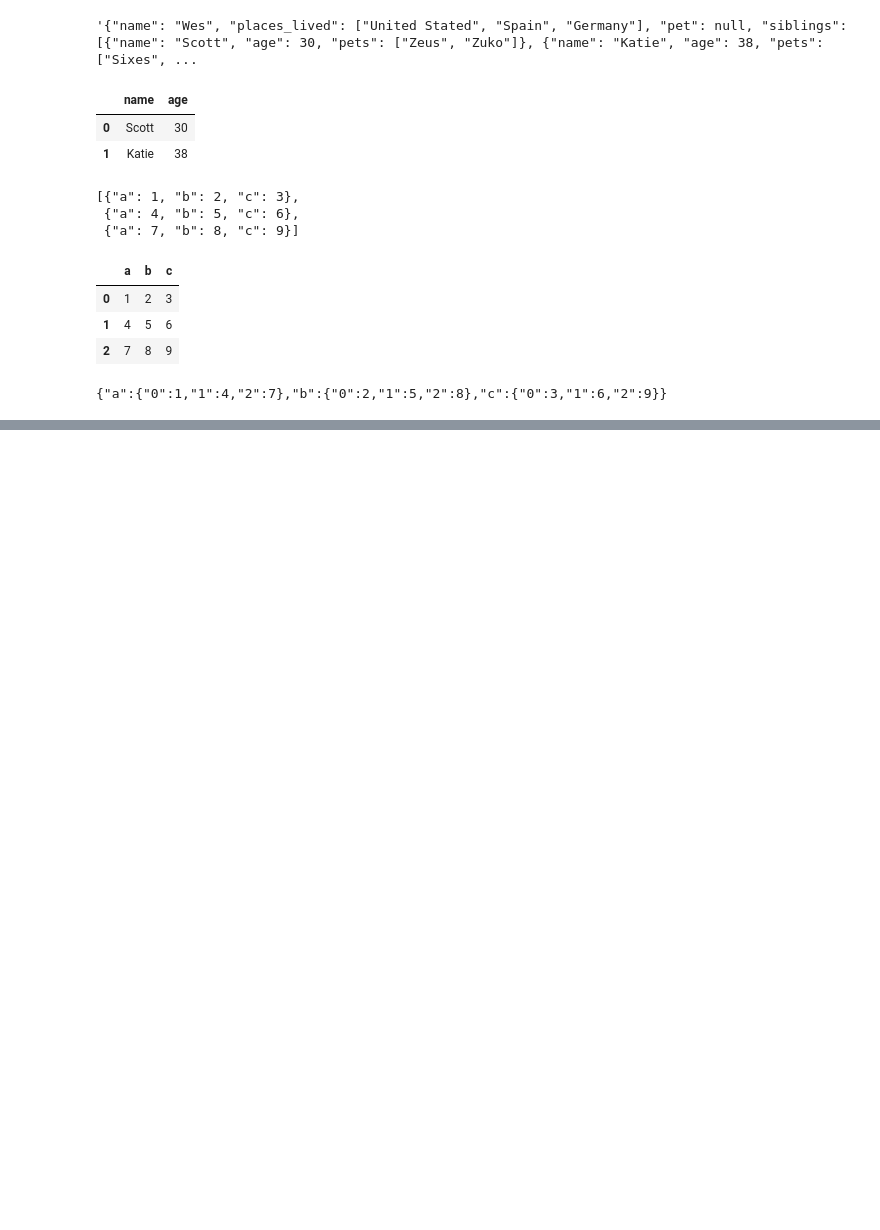
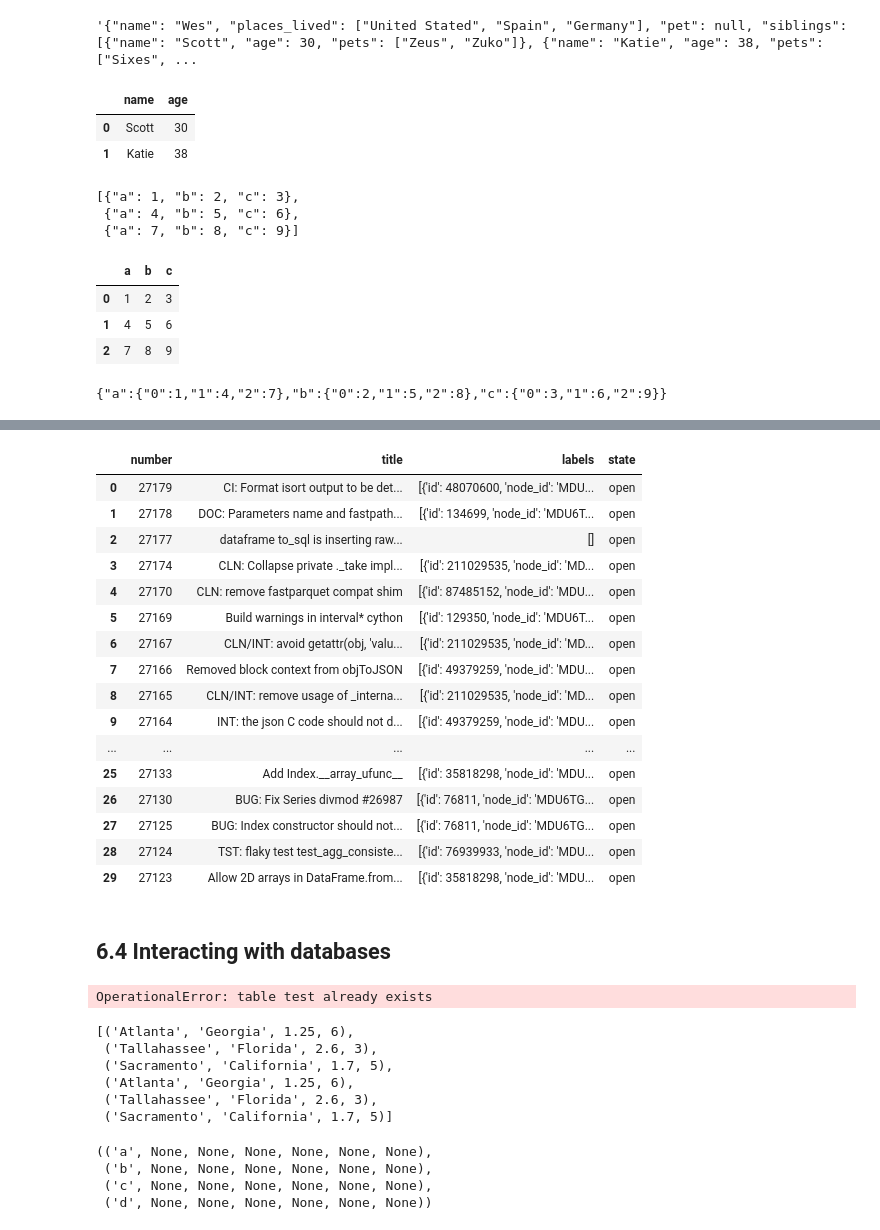
Before and after one commit to cjycathy/Datawhale_Python4Data_Analysis, a Jupyter notebook: chap6/chap6.ipynb, the cells around one changed output, grey strips where cells are left out. Drawn from its saved outputs; the diff is of its cells as text; code cells hidden in the pictures; blank space fills up the shorter version.

```diff
--- a/chap6/chap6.ipynb
+++ b/chap6/chap6.ipynb
@@ -230,0 +440,6 @@ print(data.to_json())
+# %%
+#To find the last 30 GitHub issues for pandas on GitHub
+import requests
+url = 'https://api.github.com/repos/pandas-dev/pandas/issues'
+resp = requests.get(url)
+resp
@@ -230,0 +450,4 @@ print(data.to_json())
+# %%
+data = resp.json()
+data[0]['title']
+data
@@ -230,0 +472,36 @@ print(data.to_json())
+# %%
+issues = pd.DataFrame(data,columns=['number','title','labels','state'])
+issues
+# %% [output]
+|  | number | title | labels | state |
+| 0 | 27179 | CI: Format isort output to be det... | [{'id': 48070600, 'node_id': 'MDU... | open |
+| 1 | 27178 | DOC: Parameters name and fastpath... | [{'id': 134699, 'node_id': 'MDU6T... | open |
+| 2 | 27177 | dataframe to_sql is inserting raw... | [] | open |
+| 3 | 27174 | CLN: Collapse private ._take impl... | [{'id': 211029535, 'node_id': 'MD... | open |
+| 4 | 27170 | CLN: remove fastparquet compat shim | [{'id': 87485152, 'node_id': 'MDU... | open |
+| 5 | 27169 | Build warnings in interval* cython | [{'id': 129350, 'node_id': 'MDU6T... | open |
+| 6 | 27167 | CLN/INT: avoid getattr(obj, 'valu... | [{'id': 211029535, 'node_id': 'MD... | open |
+| 7 | 27166 | Removed block context from objToJSON | [{'id': 49379259, 'node_id': 'MDU... | open |
+| 8 | 27165 | CLN/INT: remove usage of _interna... | [{'id': 211029535, 'node_id': 'MD... | open |
+| 9 | 27164 | INT: the json C code should not d... | [{'id': 49379259, 'node_id': 'MDU... | open |
+| ... | ... | ... | ... | ... |
+| 25 | 27133 | Add Index.__array_ufunc__ | [{'id': 35818298, 'node_id': 'MDU... | open |
+| 26 | 27130 | BUG: Fix Series divmod #26987 | [{'id': 76811, 'node_id': 'MDU6TG... | open |
+| 27 | 27125 | BUG: Index constructor should not... | [{'id': 76811, 'node_id': 'MDU6TG... | open |
+| 28 | 27124 | TST: flaky test test_agg_consiste... | [{'id': 76939933, 'node_id': 'MDU... | open |
+| 29 | 27123 | Allow 2D arrays in DataFrame.from... | [{'id': 35818298, 'node_id': 'MDU... | open |
+# %% [markdown]
+## 6.4 Interacting with databases
+# %%
+#create a SQLite database using Python’s built-in sqlite3 driver
+import sqlite3
+query = """
+CREATE TABLE test
+(a VARCHAR(20), b VARCHAR(20),
+ c REAL,        d INTEGER
+);"""
+con = sqlite3.connect('mydata.sqlite')
+con.execute(query)
+con.commit()
+# %% [output]
+OperationalError: table test already exists
@@ -230,0 +516,19 @@ print(data.to_json())
+# %%
+#query data from a table
+cursor = con.execute('select * from test')
+rows = cursor.fetchall()
+rows
+# %% [output]
+[('Atlanta', 'Georgia', 1.25, 6),
+ ('Tallahassee', 'Florida', 2.6, 3),
+ ('Sacramento', 'California', 1.7, 5),
+ ('Atlanta', 'Georgia', 1.25, 6),
+ ('Tallahassee', 'Florida', 2.6, 3),
+ ('Sacramento', 'California', 1.7, 5)]
+# %%
+cursor.description
+# %% [output]
+(('a', None, None, None, None, None, None),
+ ('b', None, None, None, None, None, None),
+ ('c', None, None, None, None, None, None),
+ ('d', None, None, None, None, None, None))
```
Also changed, not shown: parts of 30 cells of this notebook, 5 other files.
